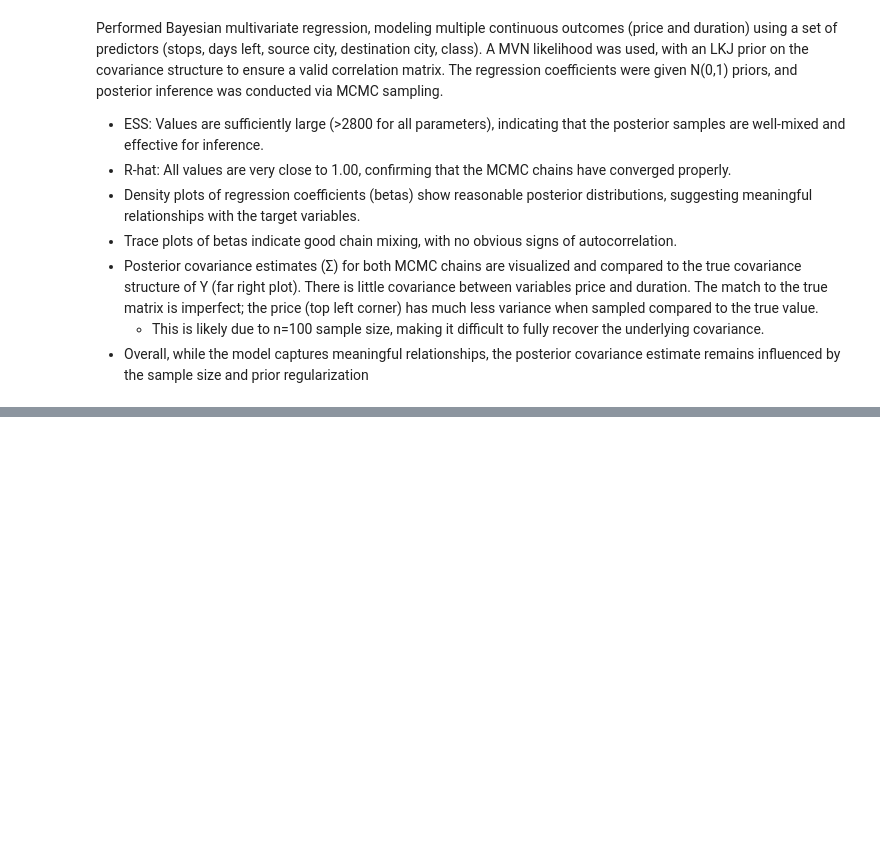
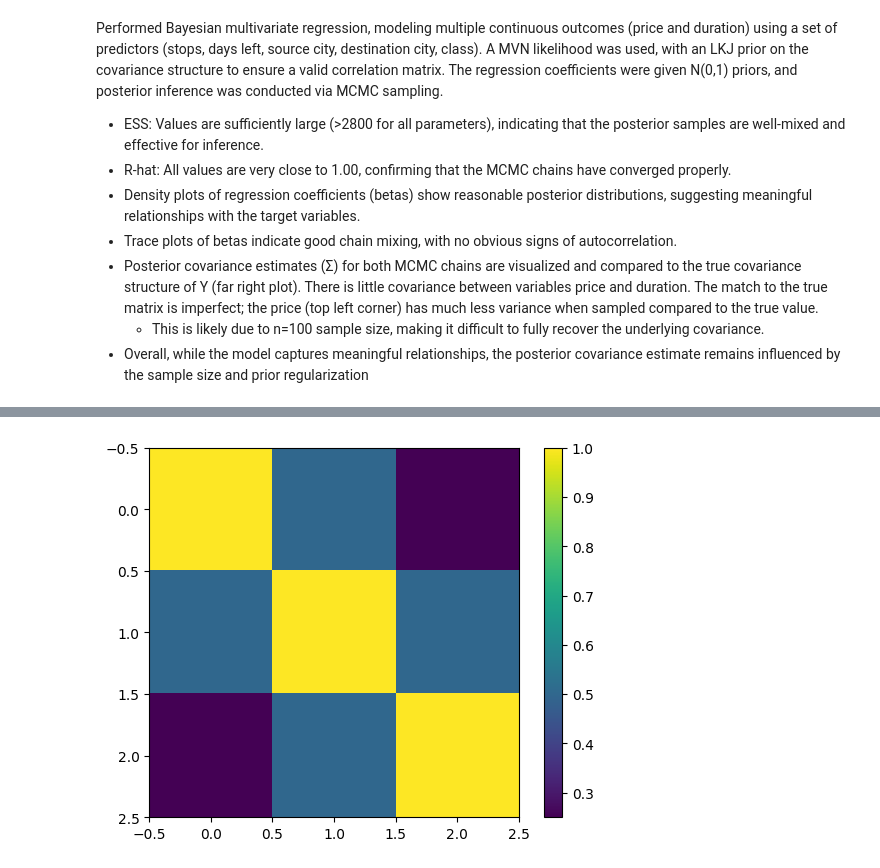
Before and after one commit to danield424/STA365, a Jupyter notebook: W8HW.ipynb, the cells around one changed output, grey strips where cells are left out. Drawn from its saved outputs; the diff is of its cells as text; code cells hidden in the pictures; blank space fills up the shorter version.

```diff
--- a/W8HW.ipynb
+++ b/W8HW.ipynb
@@ -436,0 +447,16 @@ We implemented Bayesian Multivariate Classification to model the probability of
+# %%
+n,m,p = 100,3,3
+beta_ = np.ones((p,m))
+X = stats.norm().rvs((n,p))
+#a_cov = stats.invwishart(df=m+2, scale=np.ones(m)).rvs()
+a_cor = (np.ones((p,p))+np.diag((1,1,1)))/2
+a_cor[0,-1] = 0.25
+a_cor[-1,0] = 0.25
+x = X@beta_ + stats.multivariate_normal(mean=np.zeros(m), cov=a_cor).rvs(size=n)
+plt.imshow(a_cor)
+plt.colorbar()
+
+# Make outcome binary
+x = x>0
+# %% [output]
+[figure, added]
```
Also changed, not shown: parts of 15 cells of this notebook.
